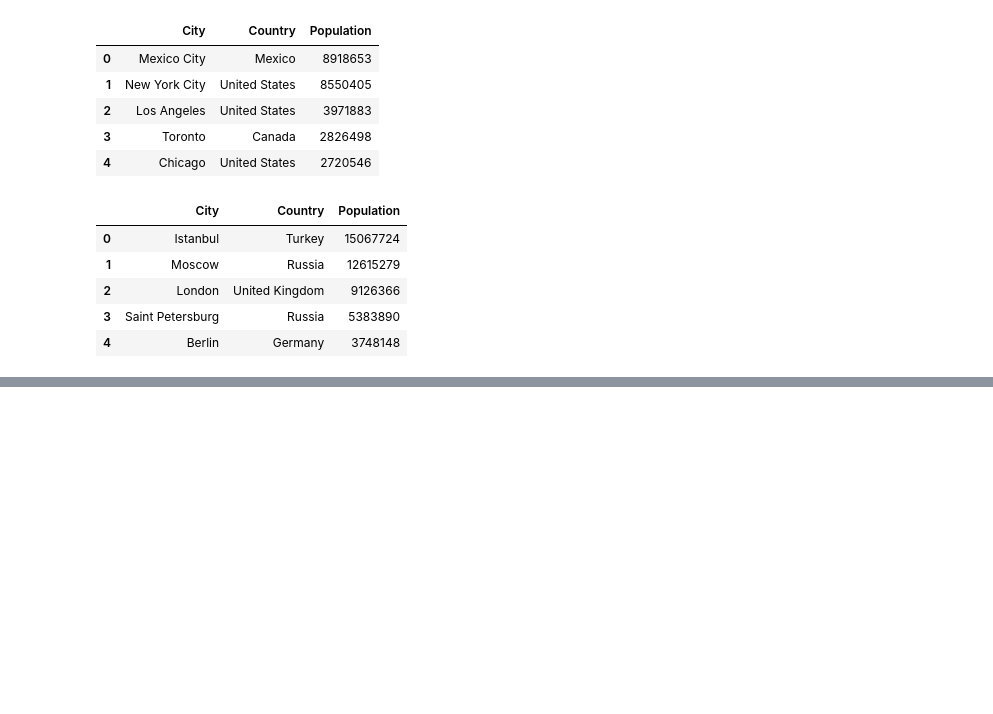
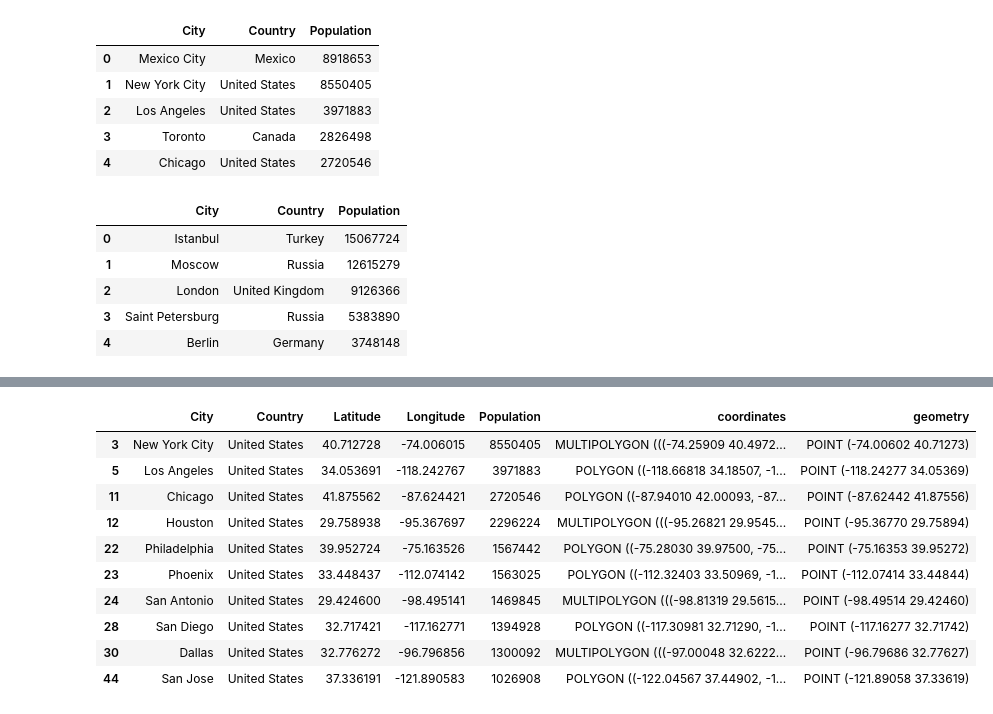
Before and after one commit to orpheuseus/Coursera_Capstone, a Jupyter notebook: FutureCity_Project.ipynb, the cells around one changed output, grey strips where cells are left out. Saved outputs shown, nothing was run; the diff lists cells and outputs as text; code cells hidden in the pictures; blank space fills up the shorter version.

Commit message:
Data aggregation

```diff
--- a/FutureCity_Project.ipynb
+++ b/FutureCity_Project.ipynb
@@ -482,0 +227,3 @@ for data in NAPols:
+# %%
+df=dfNA.append(dfE).sort_values(by='Population', ascending=False).reset_index(drop=True)
+df.head()
@@ -482,0 +243,24 @@ for data in NAPols:
+# %%
+# now fetch the polygons for all the cities
+def addPolygons(df,pos):
+    df.iloc[pos]
+    url = 'https://nominatim.openstreetmap.org/search.php?q={}+%2B{}&polygon_geojson=1&format=json'.format(
+      df.loc[pos,"City"],
+      df.loc[pos,"Country"]
+    )
+
+    answer = requests.get(url).json()
+
+    for element in answer:
+        if ('geojson' in element.keys()) & ('type' in element['geojson'].keys()):
+            if ((df.loc[pos,"City"]=="Perm") & (element['type']=="administrative")):
+                continue # sorry for this hack, but data is not always stored correctly
+            if (element['geojson']['type']=='Point'):
+                continue
+            elif (element['geojson']['type']=='Polygon'):
+                return {'City':df.loc[pos,"City"],'Country':df.loc[pos,"Country"],'Population':df.loc[pos,"Population"], 'Latitude': float(element['lat']),'Longitude': float(element['lon']), 'boundingbox': [float(el) for el in element['boundingbox']], 'coordinates': Polygon(element['geojson']['coordinates'][0])}
+            elif (element['geojson']['type']=='MultiPolygon'):
+                return {'City':df.loc[pos,"City"],'Country':df.loc[pos,"Country"],'Population':df.loc[pos,"Population"], 'Latitude': float(element['lat']),'Longitude': float(element['lon']), 'boundingbox': [float(el) for el in element['boundingbox']], 'coordinates': MultiPolygon([Polygon(element[0]) for element in element['geojson']['coordinates']])}
+    return null
+# %%
+dfGeo=pd.DataFrame([addPolygons(df,i) for i in range(len(df))])
@@ -482,0 +287,3 @@ for data in NAPols:
+# %%
+dfBorders = gpd.GeoDataFrame(dfGeo, geometry='coordinates')
+dfCenters = gpd.GeoDataFrame(dfGeo, geometry=gpd.points_from_xy(dfGeo.Longitude, dfGeo.Latitude))
@@ -482,0 +429,14 @@ for data in NAPols:
+# %%
+dfBorders[dfBorders.Country=="United States"]
+# %% [output]
+|  | City | Country | Latitude | Longitude | Population | coordinates | geometry |
+| 3 | New York City | United States | 40.712728 | -74.006015 | 8550405 | MULTIPOLYGON (((-74.25909 40.4972... | POINT (-74.00602 40.71273) |
+| 5 | Los Angeles | United States | 34.053691 | -118.242767 | 3971883 | POLYGON ((-118.66818 34.18507, -1... | POINT (-118.24277 34.05369) |
+| 11 | Chicago | United States | 41.875562 | -87.624421 | 2720546 | POLYGON ((-87.94010 42.00093, -87... | POINT (-87.62442 41.87556) |
+| 12 | Houston | United States | 29.758938 | -95.367697 | 2296224 | MULTIPOLYGON (((-95.26821 29.9545... | POINT (-95.36770 29.75894) |
+| 22 | Philadelphia | United States | 39.952724 | -75.163526 | 1567442 | POLYGON ((-75.28030 39.97500, -75... | POINT (-75.16353 39.95272) |
+| 23 | Phoenix | United States | 33.448437 | -112.074142 | 1563025 | POLYGON ((-112.32403 33.50969, -1... | POINT (-112.07414 33.44844) |
+| 24 | San Antonio | United States | 29.424600 | -98.495141 | 1469845 | MULTIPOLYGON (((-98.81319 29.5615... | POINT (-98.49514 29.42460) |
+| 28 | San Diego | United States | 32.717421 | -117.162771 | 1394928 | POLYGON ((-117.30981 32.71290, -1... | POINT (-117.16277 32.71742) |
+| 30 | Dallas | United States | 32.776272 | -96.796856 | 1300092 | MULTIPOLYGON (((-97.00048 32.6222... | POINT (-96.79686 32.77627) |
+| 44 | San Jose | United States | 37.336191 | -121.890583 | 1026908 | POLYGON ((-122.04567 37.44902, -1... | POINT (-121.89058 37.33619) |
```
Also changed, not shown: parts of 71 cells of this notebook.
